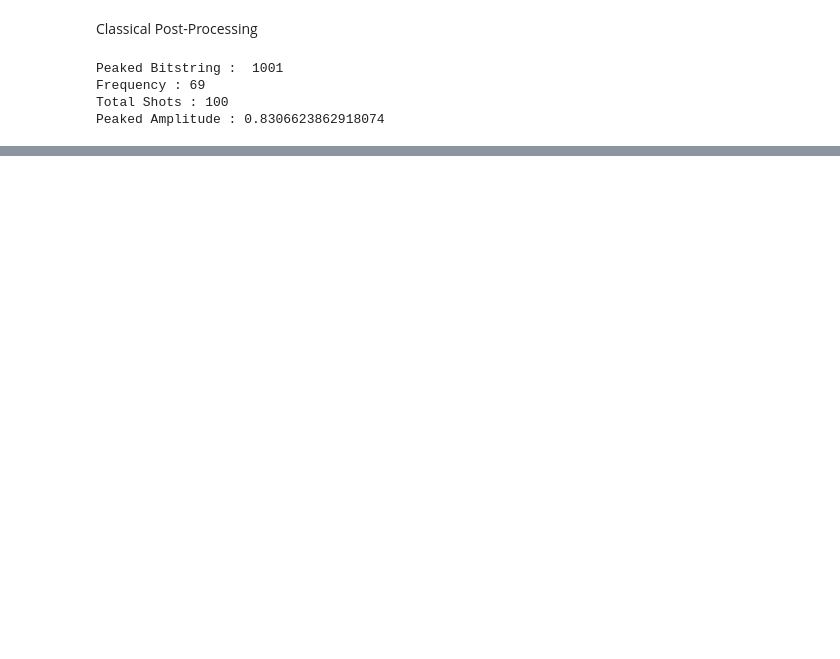
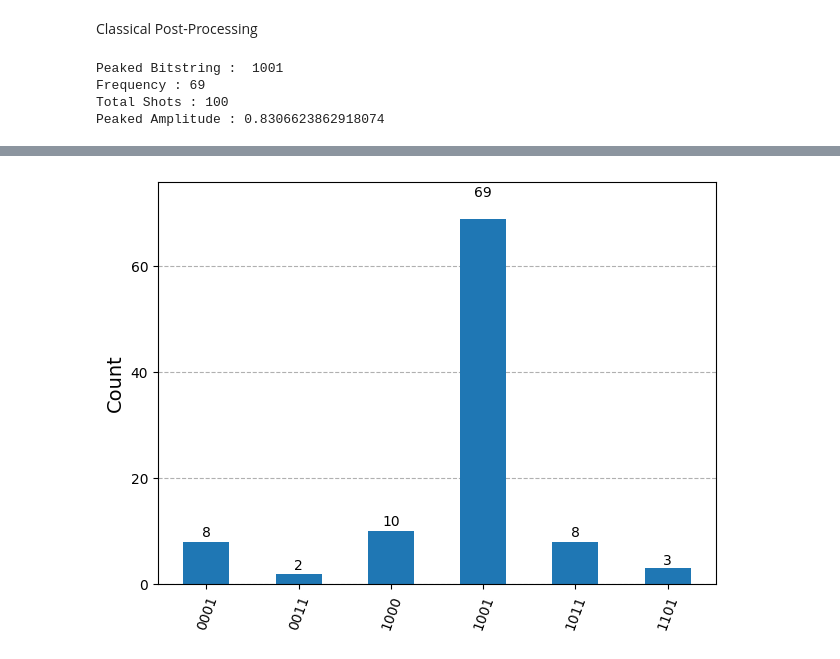
Before and after one commit to pdd23001/YQuantum2025, a Jupyter notebook: submission.ipynb, the cells around one changed output, grey strips where cells are left out. Saved outputs shown, nothing was run; the diff lists cells and outputs as text; code cells hidden in the pictures; blank space fills up the shorter version.

```diff
--- a/submission.ipynb
+++ b/submission.ipynb
@@ -51,0 +57,4 @@ Peaked Amplitude : 0.8306623862918074
+# %%
+plot_histogram(counts)  # Visualizing the measurement counts using a histogram. We can see the peaked bitstring ('1001') in the histogram.
+# %% [output]
+[figure, added]
```
Also changed, not shown: parts of 4 cells of this notebook, 10 other files.
